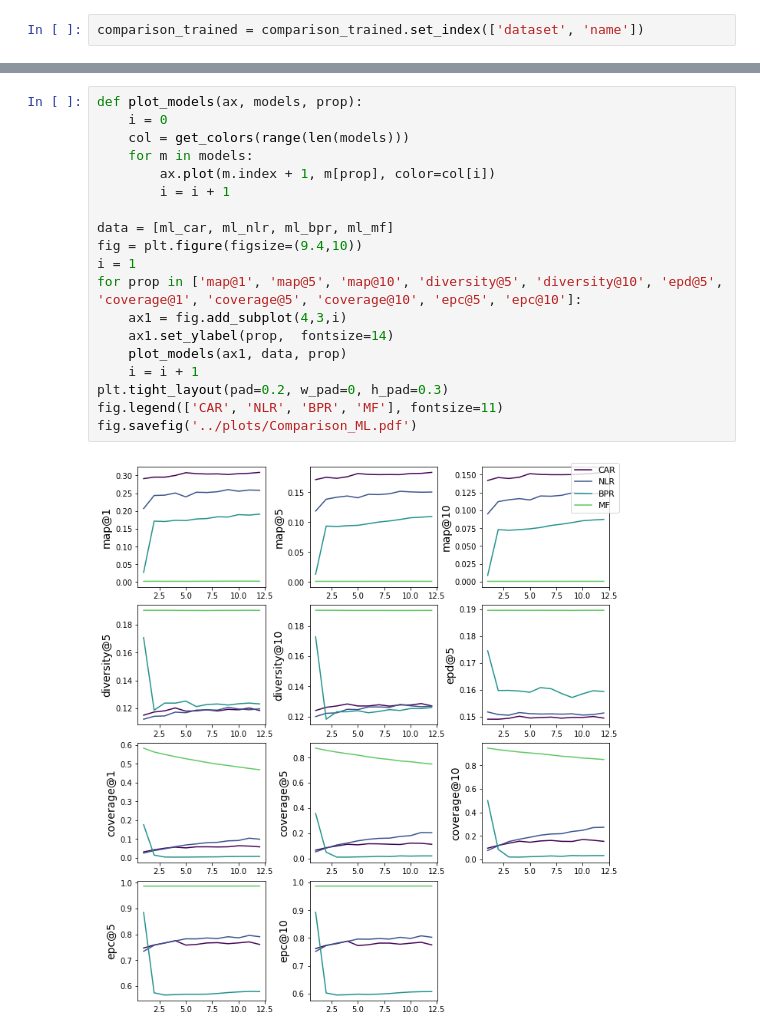
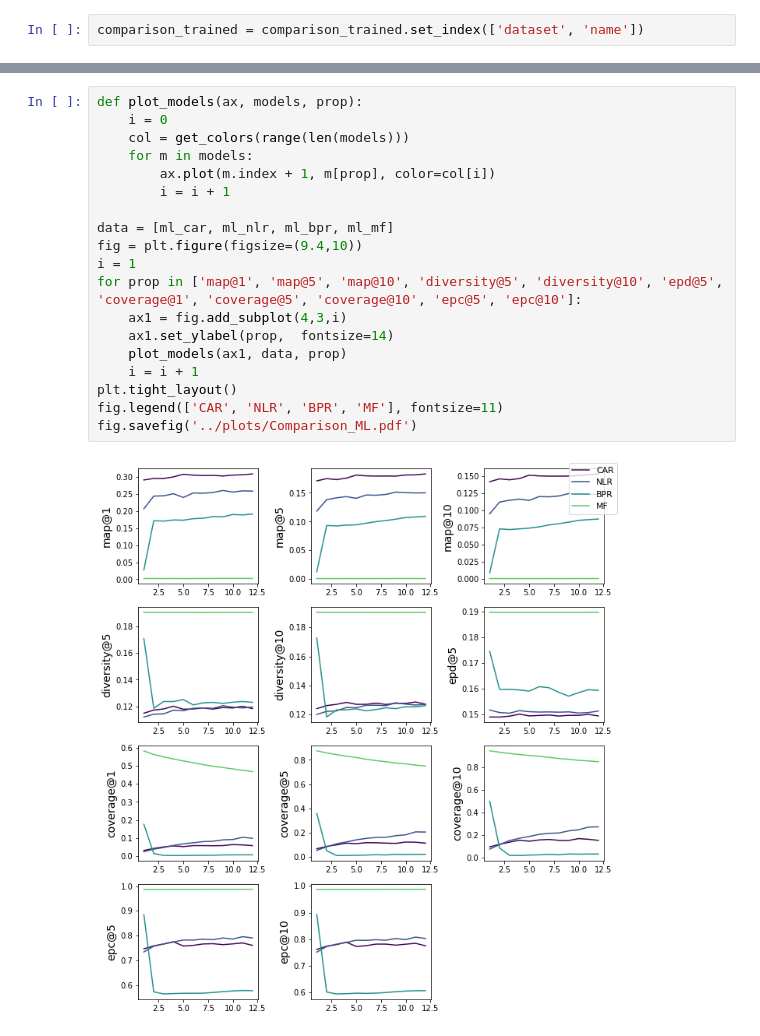
Before and after one commit to HennerM/rs-ml-with-constraints, a Jupyter notebook: ComparisionVisualization.ipynb, the cells around one changed output, grey strips where cells are left out. Saved outputs shown, nothing was run; the diff lists cells and outputs as text.

```diff
--- a/ComparisionVisualization.ipynb
+++ b/ComparisionVisualization.ipynb
@@ -153,24 +154,24 @@ metrics.MSD
 # %%
 def plot_models(ax, models, prop):
     i = 0
     col = get_colors(range(len(models)))
     for m in models:
         ax.plot(m.index + 1, m[prop], color=col[i])
         i = i + 1
 
 data = [ml_car, ml_nlr, ml_bpr, ml_mf]
 fig = plt.figure(figsize=(9.4,10))
 i = 1
 for prop in ['map@1', 'map@5', 'map@10', 'diversity@5', 'diversity@10', 'epd@5', 'coverage@1', 'coverage@5', 'coverage@10', 'epc@5', 'epc@10']:
     ax1 = fig.add_subplot(4,3,i)
     ax1.set_ylabel(prop,  fontsize=14)
     plot_models(ax1, data, prop)
     i = i + 1
-plt.tight_layout(pad=0.2, w_pad=0, h_pad=0.3)
+plt.tight_layout()
 fig.legend(['CAR', 'NLR', 'BPR', 'MF'], fontsize=11)
 fig.savefig('../plots/Comparison_ML.pdf')
 # %% [output]
-[figure, old version]
+[figure, new version]
 # %%
 data = [msd_car, msd_nlr, msd_bpr, msd_mf]
 fig = plt.figure(figsize=(9.4,10))
```
Also changed, not shown: parts of 9 cells of this notebook, 1 other file.
